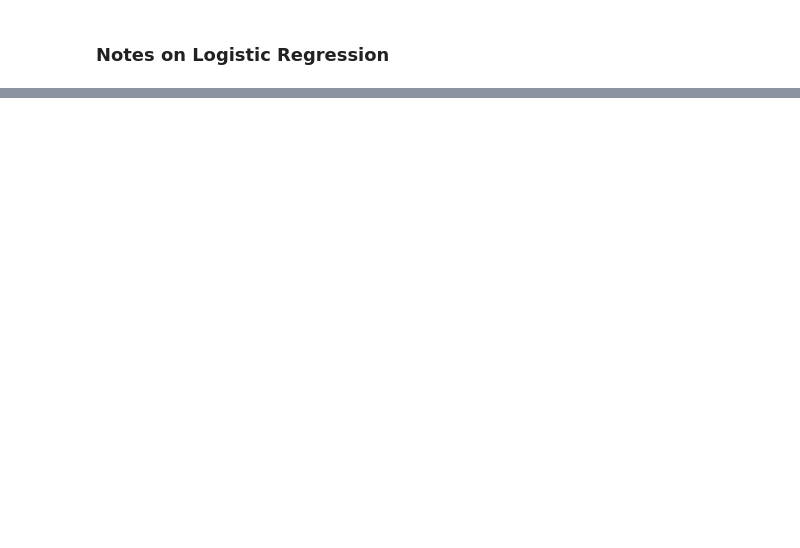
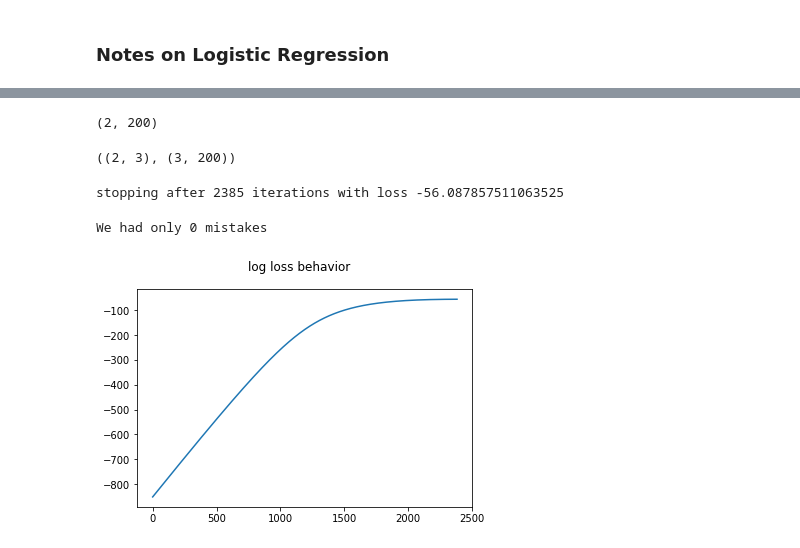
Before and after one commit to jeremy9959/Math-5800-Spring-2020, a Jupyter notebook: notebooks/InProgress.ipynb, the cells around one changed output, grey strips where cells are left out. Saved outputs shown, nothing was run; the diff lists cells and outputs as text; code cells hidden in the pictures; blank space fills up the shorter version.

```diff
--- a/notebooks/InProgress.ipynb
+++ b/notebooks/InProgress.ipynb
@@ -78,0 +85,54 @@ To make sense of these formulas, each term in the sum making up the log likeliho
+# %%
+N = 100
+dim = 2
+A = normal(1,size=dim*N).reshape(dim,N)
+LA = np.concatenate([np.ones(N).reshape(1,N),np.zeros(N).reshape(1,N)],axis=0)
+B = normal(-1,size=dim*N).reshape(dim,N)
+LB = np.concatenate([np.zeros(N).reshape(1,N),np.ones(N).reshape(1,N)],axis=0)
+D = np.concatenate([A,B],axis=1)
+L = np.concatenate([LA,LB],axis=1)
+print(D.shape)
+D=np.concatenate([D,np.ones(2*N).reshape(1,2*N)])
+W=np.random.normal(size=2*(dim+1)).reshape(2,dim+1)
+W.shape, D.shape
+# %% [output]
+(2, 200)
+((2, 3), (3, 200))
+# %%
+def sigma(W,D):
+    n = np.exp(np.dot(W,D))
+    Z = n.sum(axis=0)
+    return n/Z
+# %%
+def loss(W,D,L):
+    return (np.log(sigma(W,D))*L).sum()
+# %%
+def gradient(j,W,D):
+    if L[0,j]==1:
+        return np.concatenate([(1-sigma(W,D)[0,j])*D[:,j].reshape(1,3),-sigma(W,D)[0,j]*D[:,j].reshape(1,3)])
+    else:
+        return np.concatenate([-sigma(W,D)[1,j]*D[:,j].reshape(1,3),(1-sigma(W,D)[1,j])*D[:,j].reshape(1,3)])
+# %%
+
+e = 0
+eL = []
+for i in range(10000):
+    for j in range(40):
+        Wnew = W + .001*gradient(j,W,D)
+    W = Wnew
+    enew = loss(W,D,L)
+    if np.abs(e-enew)<.001:
+        print("stopping after {} iterations with loss {}".format(i,enew))
+        break
+    e = enew
+    eL.append(e)
+# %% [output]
+stopping after 2385 iterations with loss -56.087857511063525
+# %%
+mistakes=0
+for i in range(40):
+    if (np.argmax(sigma(W,D)[:,i])==0) != (np.mean(D[:,i])>=0):
+        mistakes +=1
+print('We had only {} mistakes'.format(mistakes))
+# %% [output]
+We had only 0 mistakes
@@ -78,0 +141,5 @@ To make sense of these formulas, each term in the sum making up the log likeliho
+# %%
+_=plt.plot(range(len(eL)),eL)
+_=plt.suptitle('log loss behavior')
+# %% [output]
+[figure, added]
```
Also changed, not shown: parts of 9 cells of this notebook.
